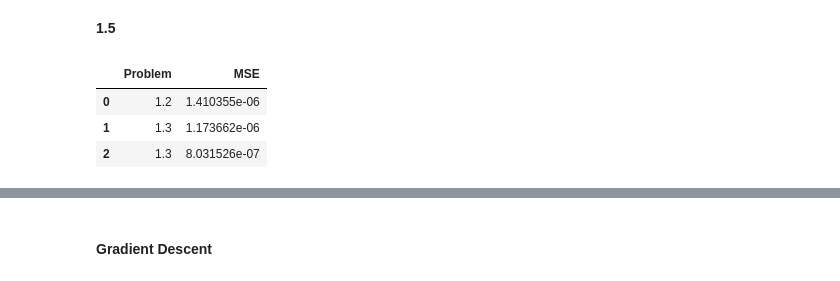
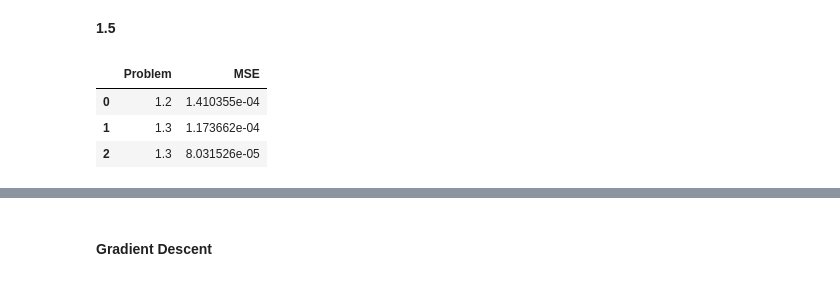
Before and after one commit to pavlosprotopapas/dswcc_fall_2018, a Jupyter notebook: homework/HW1/HW1-solutions.ipynb, the cells around one changed output, grey strips where cells are left out. Drawn from its saved outputs; the diff is of its cells as text; code cells hidden in the pictures.

```diff
--- a/homework/HW1/HW1-solutions.ipynb
+++ b/homework/HW1/HW1-solutions.ipynb
@@ -241,19 +241,19 @@ plt.show()
 # %%
 import pandas as pd
 
 # MSE
-mse_step = np.mean((f_step - fhat_step)**2.0)
-mse_one_hump = np.mean((f_one_hump - fhat_one_hump)**2.0)
-mse_two_hump = np.mean((f_two_hump - fhat_two_hump)**2.0)
+mse_step = np.sum((f_step - fhat_step)**2.0)
+mse_one_hump = np.sum((f_one_hump - fhat_one_hump)**2.0)
+mse_two_hump = np.sum((f_two_hump - fhat_two_hump)**2.0)
 
 # Store in pandas dataframe just to make things look nice
 pd.options.display.float_format = '{:,.6e}'.format
 mse_df = pd.DataFrame([('1.2', mse_step), ('1.3', mse_one_hump), ('1.3', mse_two_hump)],
                   columns=['Problem', 'MSE'])
 
 mse_df
 # %% [output]
 |  | Problem | MSE |
-| 0 | 1.2 | 1.410355e-06 |
-| 1 | 1.3 | 1.173662e-06 |
-| 2 | 1.3 | 8.031526e-07 |
+| 0 | 1.2 | 1.410355e-04 |
+| 1 | 1.3 | 1.173662e-04 |
+| 2 | 1.3 | 8.031526e-05 |
```
Also changed, not shown: parts of 2 cells of this notebook.
